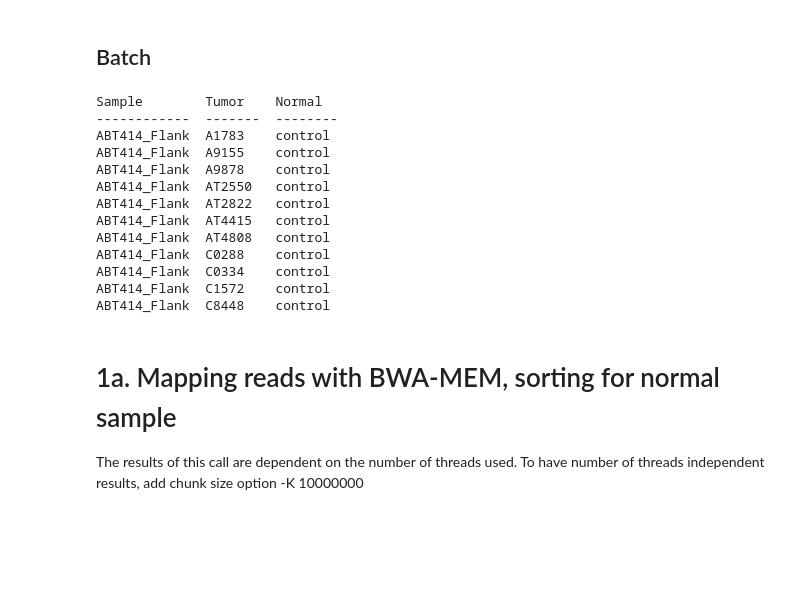
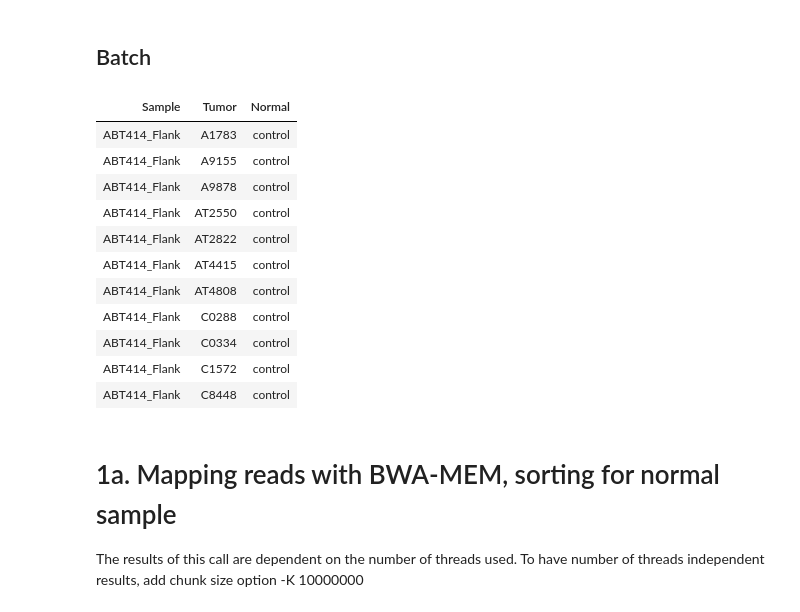
Before and after one commit to ceccarellilab/SnakeExomePipeline, a Jupyter notebook: pipeline.ipynb, the cells around one changed output. Drawn from its saved outputs; the diff is of its cells as text; code cells hidden in the pictures; blank space fills up the shorter version.

```diff
--- a/pipeline.ipynb
+++ b/pipeline.ipynb
@@ -43,30 +43,30 @@ data['SENTIEON_TMPDIR'] = data['workdir']+"/$SAMPLE/tmpdir"
 ## Batch
 # %%
 #Read batch
+from IPython.display import HTML
 
 data['samplelist'] = data['home']+data['batch']+".txt"
 
 batch = []
 with open (data['samplelist'], 'r') as f:
     for row in csv.reader(f,delimiter='\t'):
             batch.append(row)
 
 batchSize = int(np.size(batch)/np.size(batch,1))
-print(tabulate(batch, headers =["Sample","Tumor", "Normal"]))
+HTML(tabulate(batch, headers =["Sample","Tumor", "Normal"], tablefmt="html"))
 # %% [output]
-Sample        Tumor    Normal
-------------  -------  --------
-ABT414_Flank  A1783    control
-ABT414_Flank  A9155    control
-ABT414_Flank  A9878    control
-ABT414_Flank  AT2550   control
-ABT414_Flank  AT2822   control
-ABT414_Flank  AT4415   control
-ABT414_Flank  AT4808   control
-ABT414_Flank  C0288    control
-ABT414_Flank  C0334    control
-ABT414_Flank  C1572    control
-ABT414_Flank  C8448    control
+| Sample | Tumor | Normal |
+| ABT414_Flank | A1783 | control |
+| ABT414_Flank | A9155 | control |
+| ABT414_Flank | A9878 | control |
+| ABT414_Flank | AT2550 | control |
+| ABT414_Flank | AT2822 | control |
+| ABT414_Flank | AT4415 | control |
+| ABT414_Flank | AT4808 | control |
+| ABT414_Flank | C0288 | control |
+| ABT414_Flank | C0334 | control |
+| ABT414_Flank | C1572 | control |
+| ABT414_Flank | C8448 | control |
 # %%
 %%capture
 #Dropdown widgets
```
Also changed, not shown: parts of 9 cells of this notebook, 1 other file.
